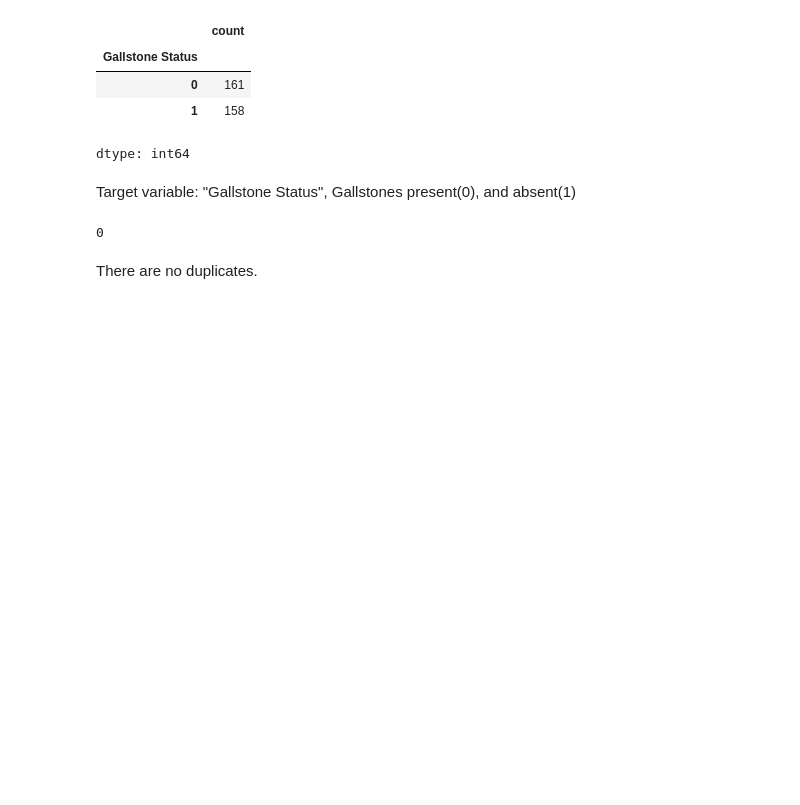
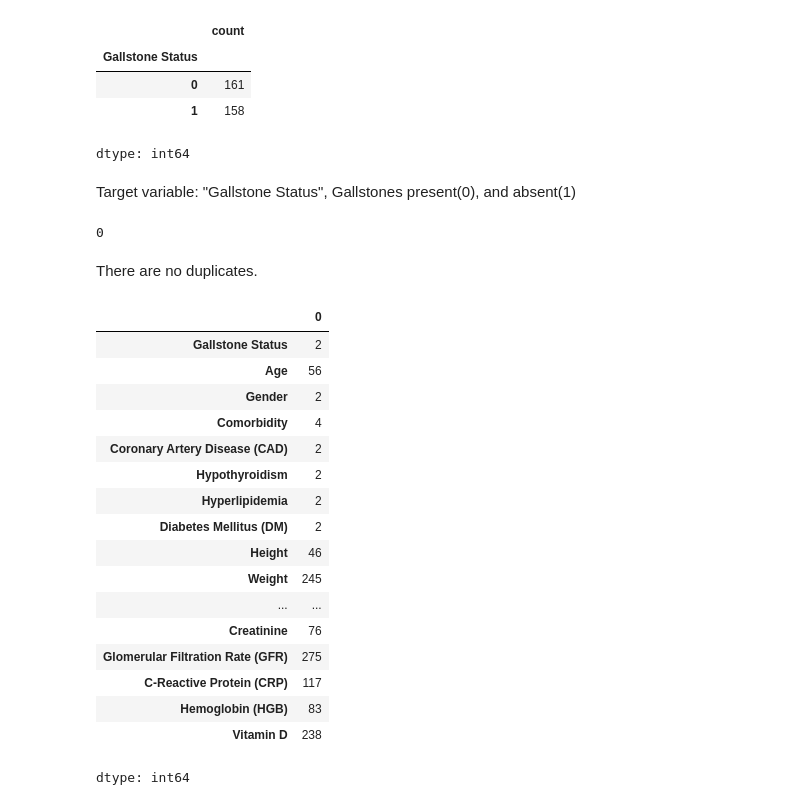
Before and after one commit to silviacatellani05-hash/DAT105-Gallstone, a Jupyter notebook: Gallstone2.ipynb, the cells around one changed output. Saved outputs shown, nothing was run; the diff lists cells and outputs as text; code cells hidden in the pictures; blank space fills up the shorter version.

```diff
--- a/Gallstone2.ipynb
+++ b/Gallstone2.ipynb
@@ -72,3 +72,24 @@ print(num)
 0
 # %% [markdown]
 There are no duplicates.
+# %%
+df.nunique() #shows how many unique values each category/label contains.
+# %% [output]
+|  | 0 |
+| Gallstone Status | 2 |
+| Age | 56 |
+| Gender | 2 |
+| Comorbidity | 4 |
+| Coronary Artery Disease (CAD) | 2 |
+| Hypothyroidism | 2 |
+| Hyperlipidemia | 2 |
+| Diabetes Mellitus (DM) | 2 |
+| Height | 46 |
+| Weight | 245 |
+| ... | ... |
+| Creatinine | 76 |
+| Glomerular Filtration Rate (GFR) | 275 |
+| C-Reactive Protein (CRP) | 117 |
+| Hemoglobin (HGB) | 83 |
+| Vitamin D | 238 |
+dtype: int64
```
Also changed, not shown: parts of 3 cells of this notebook.
